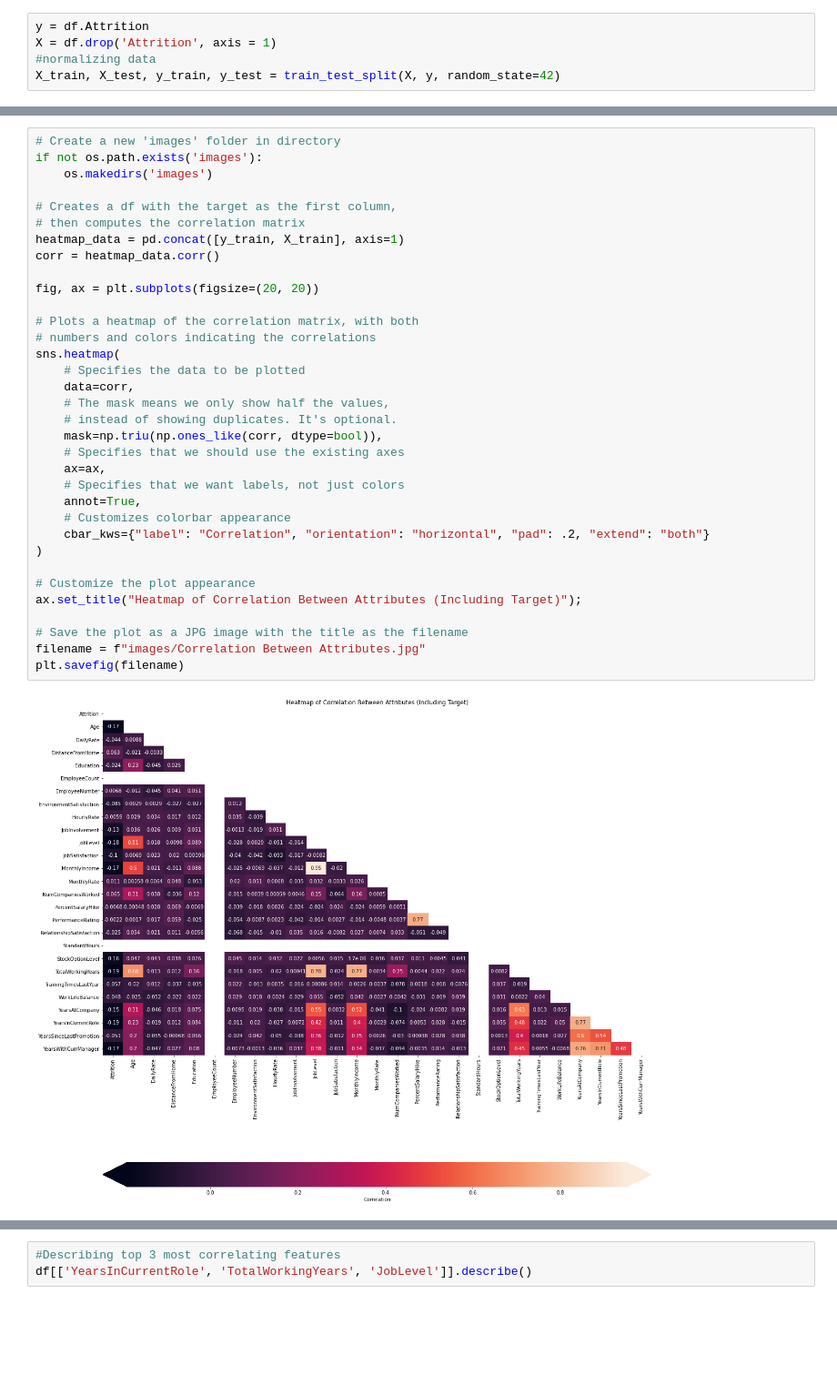
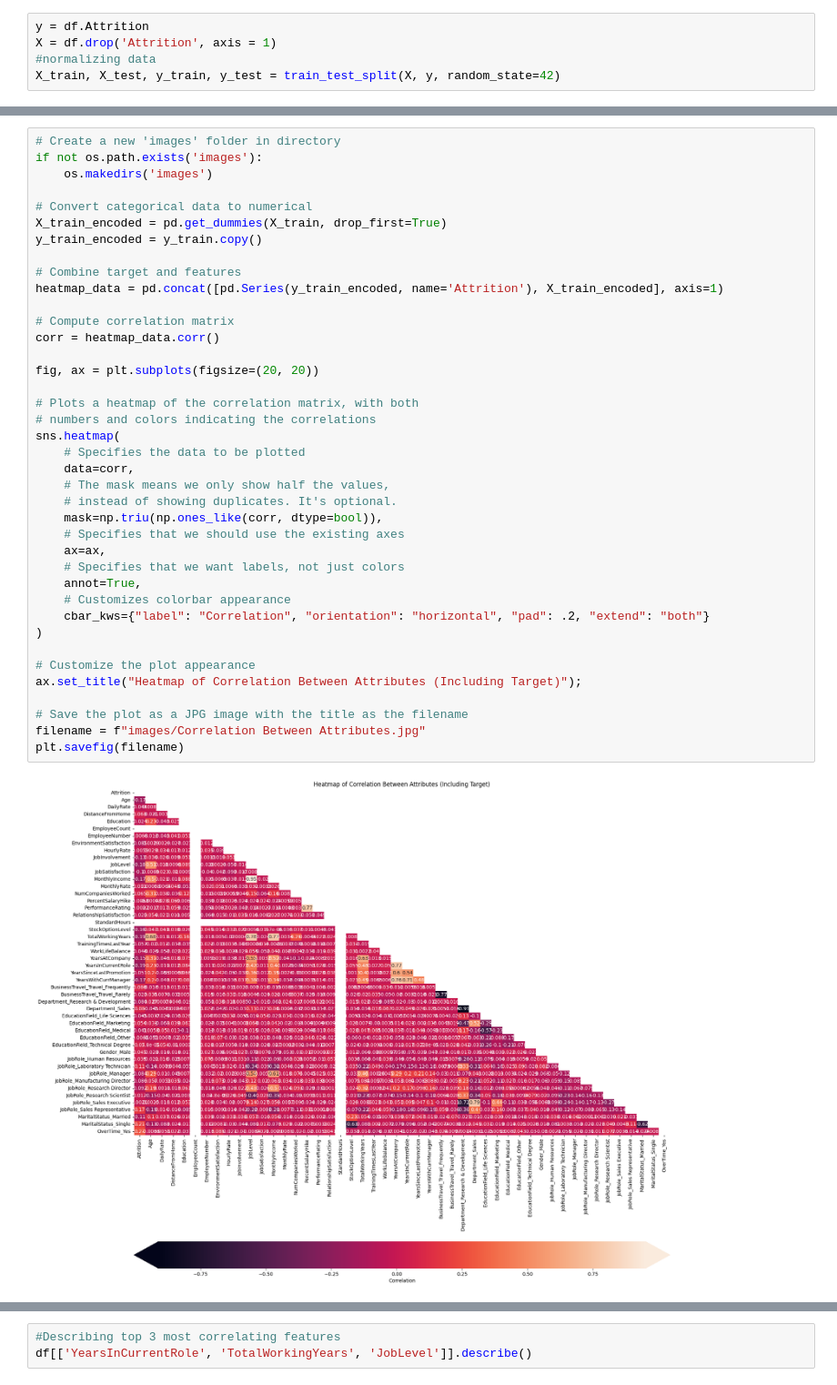
Before and after one commit to sofc-T/employee_attrition, a Jupyter notebook: index.ipynb, the cells around one changed output, grey strips where cells are left out. Shown at 91% size. Cells and saved outputs as stored; diff of their text form; blank space fills up the shorter version.

```diff
--- a/index.ipynb
+++ b/index.ipynb
@@ -165,37 +155,42 @@ I'm curious which features may closely correlate with Attrition of the get-go. T
 if not os.path.exists('images'):
     os.makedirs('images')
 
-# Creates a df with the target as the first column,
-# then computes the correlation matrix
-heatmap_data = pd.concat([y_train, X_train], axis=1)
+# Convert categorical data to numerical
+X_train_encoded = pd.get_dummies(X_train, drop_first=True)
+y_train_encoded = y_train.copy()
+
+# Combine target and features
+heatmap_data = pd.concat([pd.Series(y_train_encoded, name='Attrition'), X_train_encoded], axis=1)
+
+# Compute correlation matrix
 corr = heatmap_data.corr()
 
 fig, ax = plt.subplots(figsize=(20, 20))
 
 # Plots a heatmap of the correlation matrix, with both
 # numbers and colors indicating the correlations
 sns.heatmap(
     # Specifies the data to be plotted
     data=corr,
     # The mask means we only show half the values,
     # instead of showing duplicates. It's optional.
     mask=np.triu(np.ones_like(corr, dtype=bool)),
     # Specifies that we should use the existing axes
     ax=ax,
     # Specifies that we want labels, not just colors
     annot=True,
     # Customizes colorbar appearance
     cbar_kws={"label": "Correlation", "orientation": "horizontal", "pad": .2, "extend": "both"}
 )
 
 # Customize the plot appearance
 ax.set_title("Heatmap of Correlation Between Attributes (Including Target)");
 
 # Save the plot as a JPG image with the title as the filename
 filename = f"images/Correlation Between Attributes.jpg"
 plt.savefig(filename)
 # %% [output]
-[figure, old version]
+[figure, new version]
 # %% [markdown]
 #### Comment on Findings:
 It looks like none of our features are very highly correlated. The features below are the least correlated, and therefore correspond to the least attrition are:
```
Also changed, not shown: parts of 28 cells of this notebook, 7 other files.
